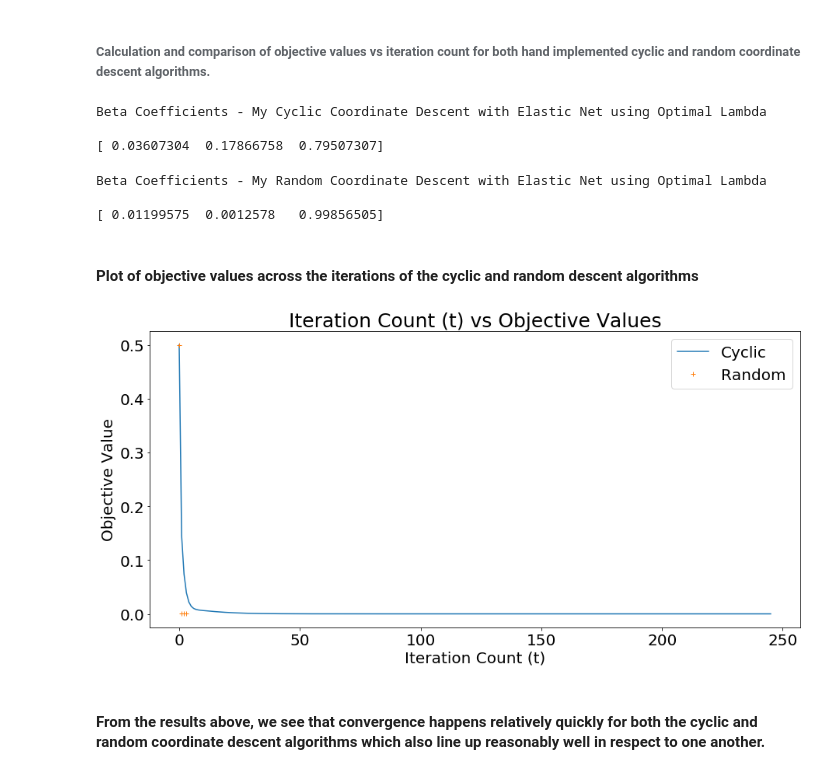
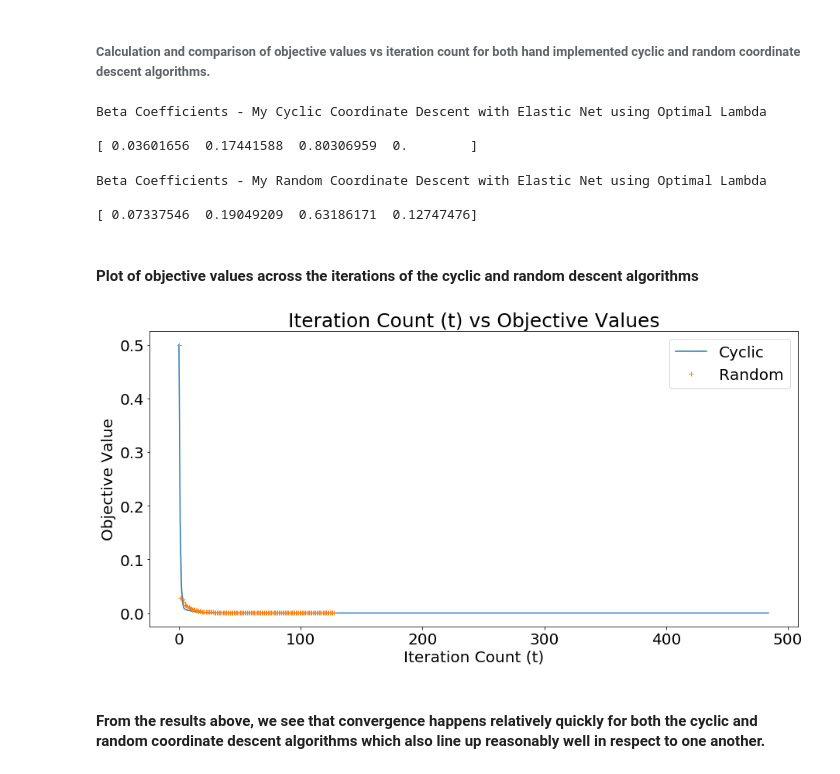
Before and after one commit to samirpdx/PolishedCode_MachineLearning, a Jupyter notebook: examples/Polished Code - ElasticNet (Simulated Example).ipynb, the cells around one changed output. Cells and saved outputs as stored; diff of their text form; code cells hidden in the pictures.

```diff
--- a/examples/Polished Code - ElasticNet (Simulated Example).ipynb
+++ b/examples/Polished Code - ElasticNet (Simulated Example).ipynb
@@ -607,7 +62,7 @@ X, Y = load_data()
 # %% [markdown]
 ###### Initialization of variables
 # %%
-n, p, beta_zero = init_vars(X)
+n, p, beta_zero = enet.init_vars(X)
 # %% [markdown]
 ###### Creating list of lambda (regularization penalty) values to use for cross-validation.
 # %%
@@ -615,7 +70,7 @@ lamb_list = [10**k for k in range(-7, 7)]
 # %% [markdown]
 ###### Running own implementation of cross-validation using K-Folds method and comparing to the cross-validation results of _ElasticNetCV_ from Sci-Kit Learn
 # %%
-cvdata, skopt, myoptlamb = runcompareCV(lamb_list, 0.9, 3, X, Y)
+cvdata, skopt, myoptlamb = enet.runcompareCV(lamb_list, 0.9, 5, X, Y)
 # %%
 print(' ')
 print('Optimal Lambda (Regularization parameter) - My Cyclic Coordinate Descent with Elastic Net after Cross Validation')
@@ -628,7 +83,7 @@ Optimal Lambda (Regularization parameter) - My Cyclic Coordinate Descent with El
 # %% [markdown]
 ###### Calculation and comparison of objective values vs iteration count for both hand implemented cyclic and random coordinate descent algorithms.
 # %%
-beta_cyc_opt = cycliccoorddescent(beta_zero, 0.9, myoptlamb, X, Y, max_iter = 300)
+beta_cyc_opt = enet.cycliccoorddescent(beta_zero, 0.9, myoptlamb, X, Y, max_iter = 10000, eps = 1e-7)
 print(' ')
 print('Beta Coefficients - My Cyclic Coordinate Descent with Elastic Net using Optimal Lambda')
 print(' ')
@@ -636,9 +91,9 @@ print(beta_cyc_opt[-1])
 # %% [output]
 Beta Coefficients - My Cyclic Coordinate Descent with Elastic Net using Optimal Lambda
 
-[ 0.03607304  0.17866758  0.79507307]
+[ 0.03601656  0.17441588  0.80306959  0.        ]
 # %%
-beta_rand_opt = randcoorddescent(beta_zero, 0.9, myoptlamb, X, Y, max_iter = 300)
+beta_rand_opt = enet.randcoorddescent(beta_zero, 0.9, myoptlamb, X, Y, max_iter = 10000, eps = 1e-7)
 print(' ')
 print('Beta Coefficients - My Random Coordinate Descent with Elastic Net using Optimal Lambda')
 print(' ')
@@ -646,12 +101,12 @@ print(beta_rand_opt[-1])
 # %% [output]
 Beta Coefficients - My Random Coordinate Descent with Elastic Net using Optimal Lambda
 
-[ 0.01199575  0.0012578   0.99856505]
+[ 0.07337546  0.19049209  0.63186171  0.12747476]
 # %% [markdown]
 #### Plot of objective values across the iterations of the cyclic and random descent algorithms
 # %%
-objvalsplot(0.9, myoptlamb, X, Y, beta_cyc_opt, beta_rand_opt)
+enet.objvalsplot(0.8, myoptlamb, X, Y, beta_cyc_opt, beta_rand_opt)
 # %% [output]
-[figure, old version]
+[figure, new version]
 # %% [markdown]
 #### From the results above, we see that convergence happens relatively quickly for both the cyclic and random coordinate descent algorithms which also line up reasonably well in respect to one another.
```
Also changed, not shown: parts of 6 cells of this notebook, 2 other files.
